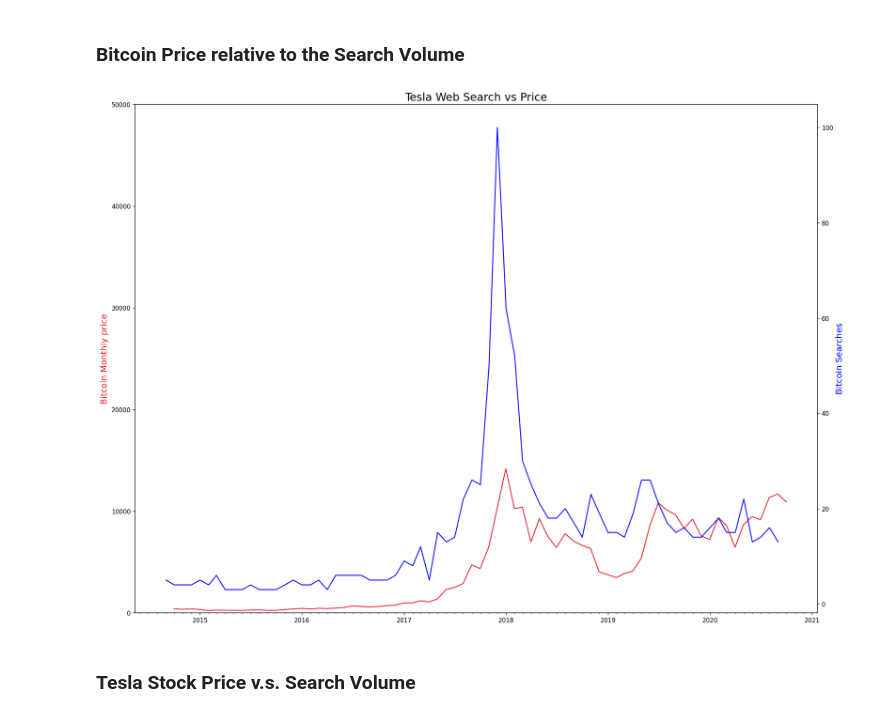
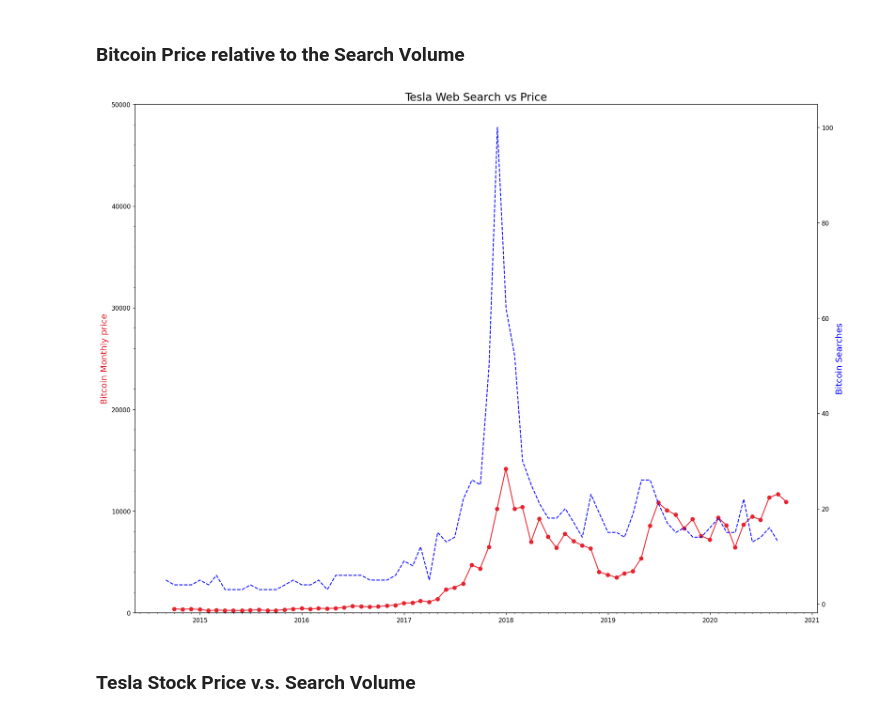
Before and after one commit to shane-221/100_days_of_python, a Jupyter notebook: 75_Day_75_Google_Trends_Data/Google Trends and Data Visualisation (start).ipynb, the cells around one changed output. Drawn from its saved outputs; the diff is of its cells as text; code cells hidden in the pictures.

```diff
--- a/75_Day_75_Google_Trends_Data/Google Trends and Data Visualisation (start).ipynb
+++ b/75_Day_75_Google_Trends_Data/Google Trends and Data Visualisation (start).ipynb
@@ -240,44 +240,43 @@ ax1 = plt.gca()
 ax2 = ax1.twinx()
 
 # Pltting the correct axis
-ax1.plot(df_monthly_btc.index, df_monthly_btc["closing_price "], color= "#E6232E")
-ax2.plot(df_btc_search["month"],df_btc_search["web_searches"],  color = "b")
+ax1.plot(df_monthly_btc.index, df_monthly_btc["closing_price "], color= "#E6232E", marker ="o")
+ax2.plot(df_btc_search["month"],df_btc_search["web_searches"],  color = "b", linestyle = "--")
 
 # Labels
 ax1.set_ylabel("Bitcoin Monthly price", color="#E6232E", fontsize = 14)
 ax2.set_ylabel("Bitcoin Searches",color=  "b", fontsize = 14)
 
                 # Can style using the hex codes or the prebuilt colours
 # Can set limits
 ax1.set_ylim([0, 50000])
         # ax1.set_xlim([df_tesla["month"].min(), df_tesla["month"].max()])
         ## Example of X limit above
 
 # Can add tick marks to the diagram
-    # Start by importing the dates
+    # x AXIS
 import matplotlib.dates as mdates
 years =  mdates.YearLocator()
 months =  mdates.MonthLocator()
 years_fmt =   mdates.DateFormatter("%Y")
 
 
 ax1.xaxis.set_major_locator(years)
 ax1.xaxis.set_major_formatter(years_fmt)
 ax1.xaxis.set_minor_locator(months )
 
+    # y AXIS --- NEED TO DO IT FOR AX1 and ax2
+import matplotlib.ticker as ticker
 
-
-
-
-
-
+ax1.yaxis.set_major_locator(ticker.MultipleLocator(10000))   # tick every 10000 units
+ax1.yaxis.set_minor_locator(ticker.AutoMinorLocator())    # automatic minor ticks
 
 
 
 # show the chart
 plt.show()
 # %% [output]
-[figure, old version]
+[figure, new version]
 # %% [markdown]
 ### Tesla Stock Price v.s. Search Volume
 # %% [markdown]
```
